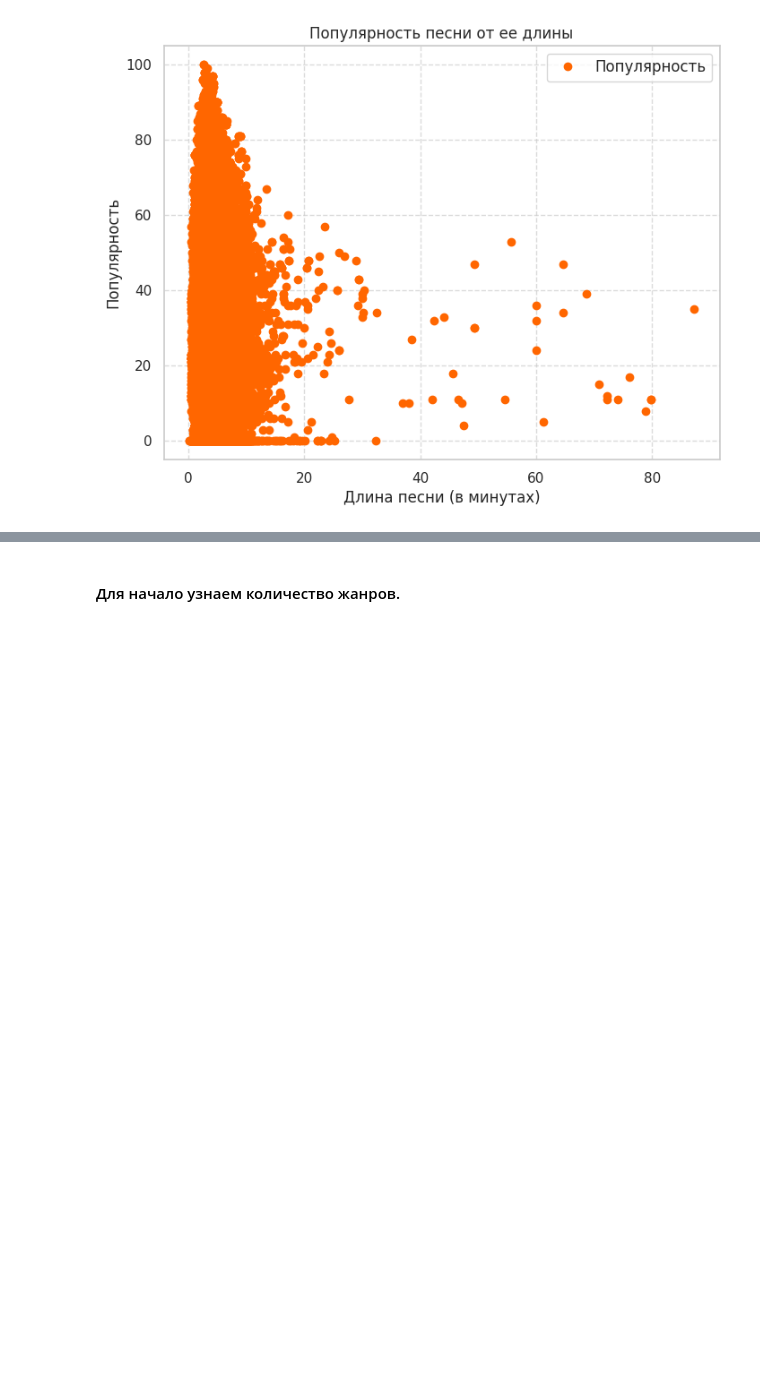
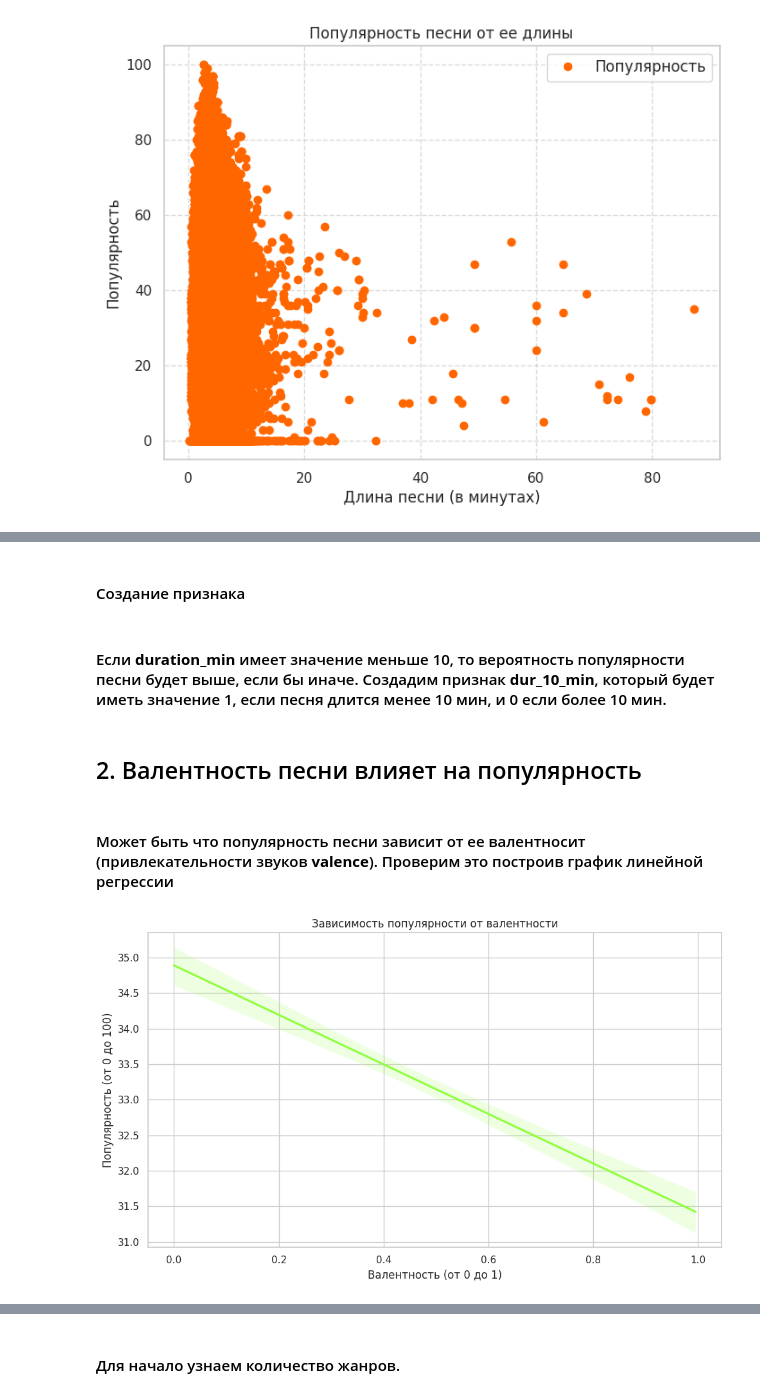
Before and after one commit to pilmeha/kaggleSpotify, a Jupyter notebook: GarmaevSpotify.ipynb, the cells around one changed output, grey strips where cells are left out. Cells and saved outputs as stored; diff of their text form; code cells hidden in the pictures; blank space fills up the shorter version.

```diff
--- a/GarmaevSpotify.ipynb
+++ b/GarmaevSpotify.ipynb
@@ -326,0 +351,26 @@ plt.show()
+# %% [markdown]
+#### Создание признака
+# %% [markdown]
+#### Если **duration_min** имеет значение меньше 10, то вероятность популярности песни будет выше, если бы иначе. Создадим признак **dur_10_min**, который будет иметь значение 1, если песня длится менее 10 мин, и 0 если более 10 мин.
+# %%
+df['dur_10_min'] = df['duration_min'] < 10
+df['dur_10_min'] = df['dur_10_min'].astype('int64')
+# %% [markdown]
+## 2. Валентность песни влияет на популярность
+# %% [markdown]
+#### Может быть что популярность песни зависит от ее валентносит (привлекательности звуков **valence**). Проверим это построив график линейной регрессии
+# %%
+plt.figure(figsize=(10, 6))
+
+#добавляем линейную регрессию для лучшего предстваления зависимости
+sns.regplot(x='valence', y='popularity', data=df, scatter=False, color='#8eff3c')
+
+plt.title('Зависимость популярности от валентности')
+plt.xlabel('Валентность (от 0 до 1)')
+plt.ylabel('Популярность (от 0 до 100)')
+
+#отображаем график
+plt.tight_layout()
+plt.show()
+# %% [output]
+[figure, added]
```
Also changed, not shown: parts of 113 cells of this notebook.
